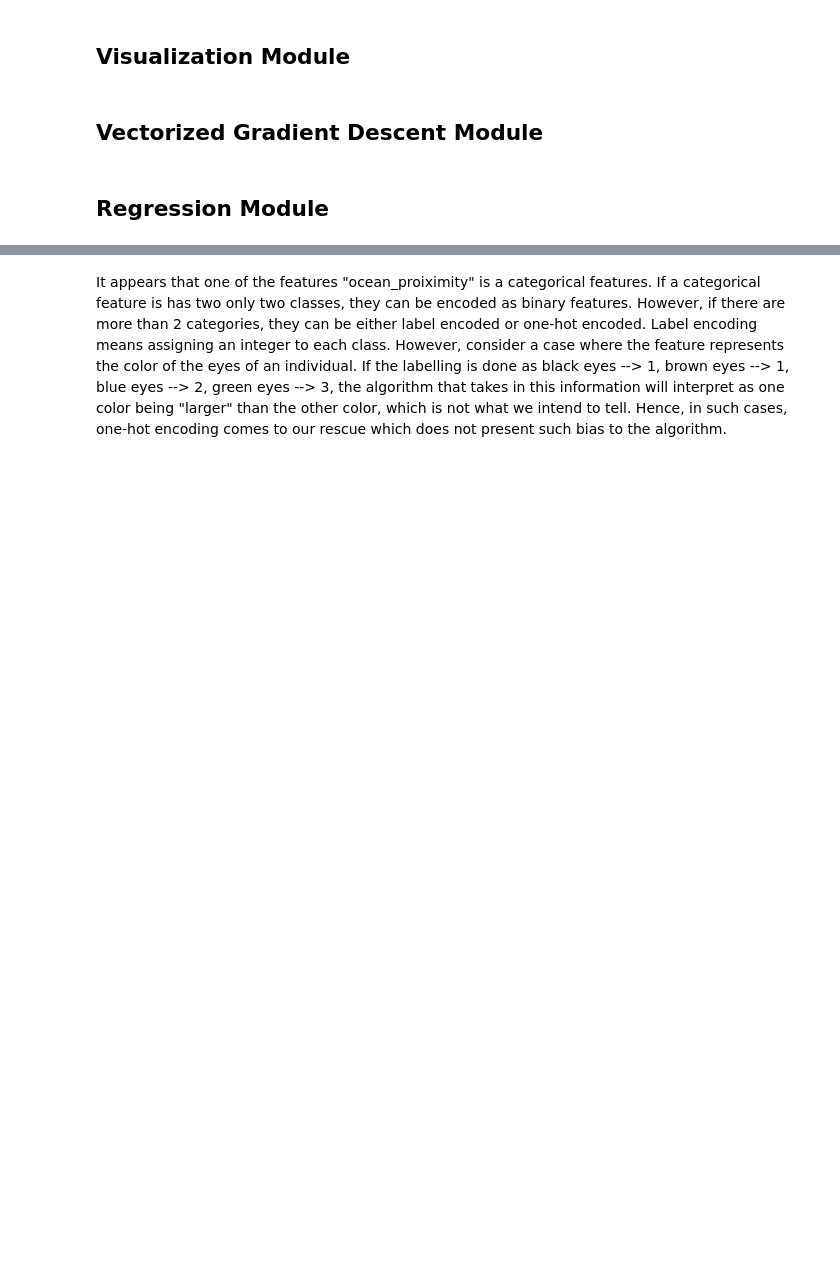
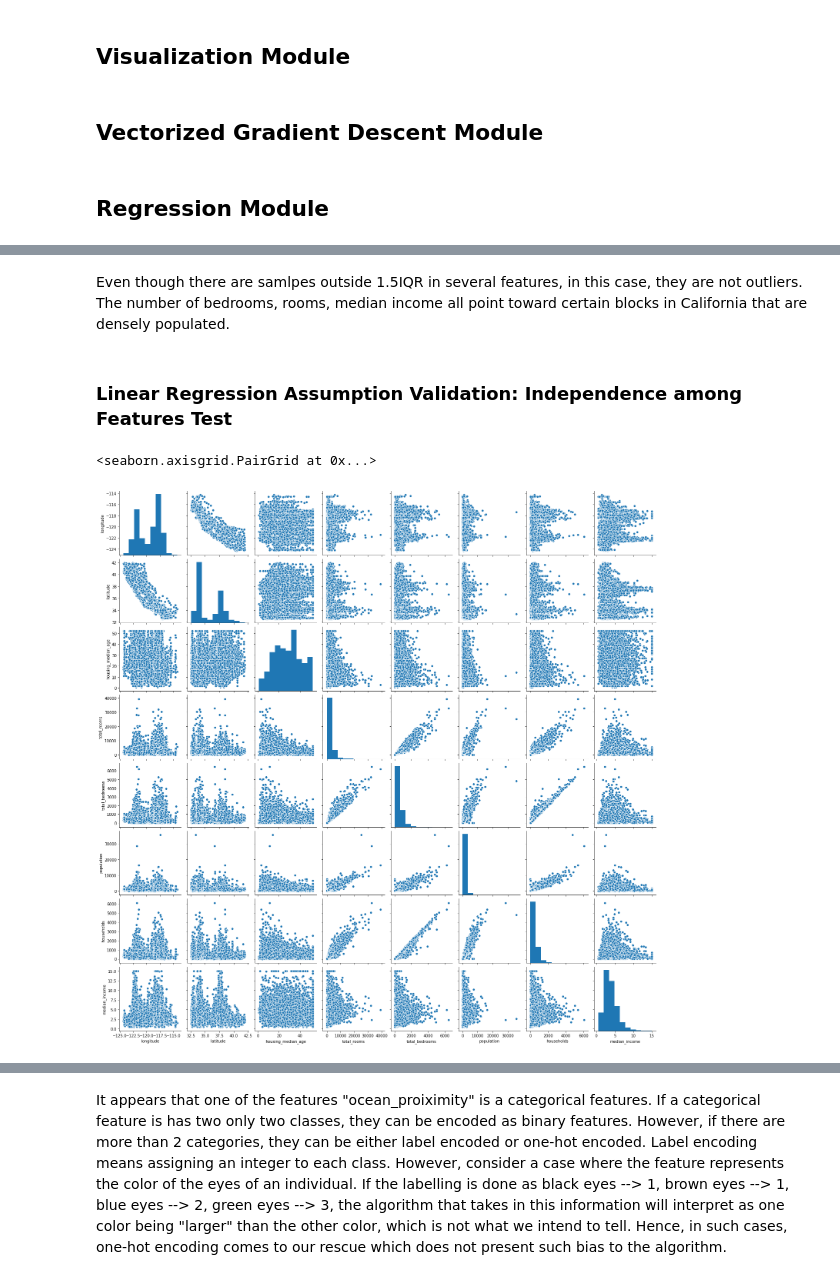
Before and after one commit to being-aerys/Python_Numpy_Implementations_of_Machine_Learning_Algorithms, a Jupyter notebook: Supervised_Methods/Linear_Regression/Source_Codes/Linear_Regression_on_California_Housing_Data.ipynb, the cells around one changed output, grey strips where cells are left out. Saved outputs shown, nothing was run; the diff lists cells and outputs as text; code cells hidden in the pictures; blank space fills up the shorter version.

```diff
--- a/Supervised_Methods/Linear_Regression/Source_Codes/Linear_Regression_on_California_Housing_Data.ipynb
+++ b/Supervised_Methods/Linear_Regression/Source_Codes/Linear_Regression_on_California_Housing_Data.ipynb
@@ -206,0 +426,10 @@ class Linear_Regression(Regression):
+# %% [markdown]
+Even though there are samlpes outside 1.5IQR in several features, in this case, they are not outliers. The number of bedrooms, rooms, median income all point toward certain blocks in California that are densely populated.
+# %% [markdown]
+### Linear Regression Assumption Validation: Independence among Features Test
+# %%
+#Observe the correlation among the numerical features to eliminate multicollinearity
+sns.pairplot(train_set[train_set.columns[~train_set.columns.isin(["median_house_value"])]])
+# %% [output]
+<seaborn.axisgrid.PairGrid at 0x...>
+[figure, added]
```
Also changed, not shown: parts of 30 cells of this notebook.
